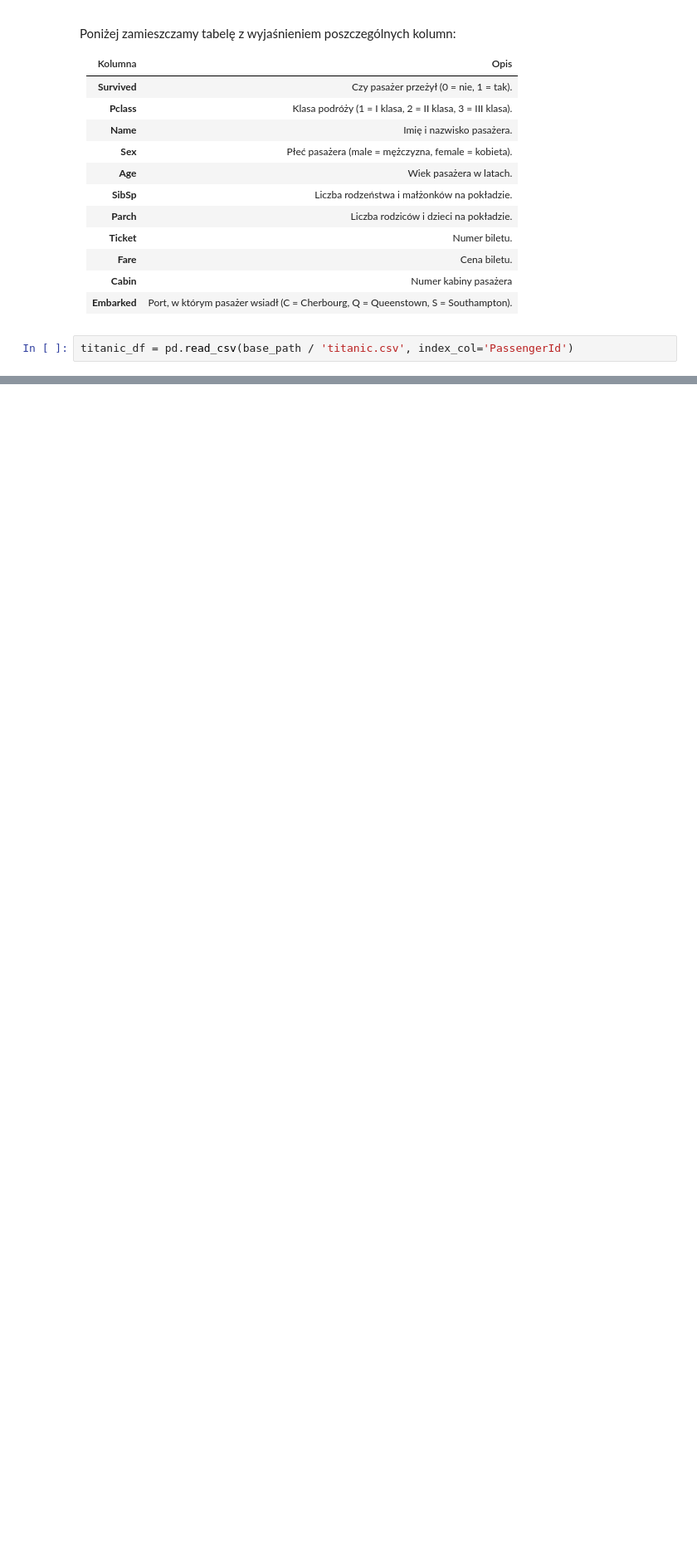
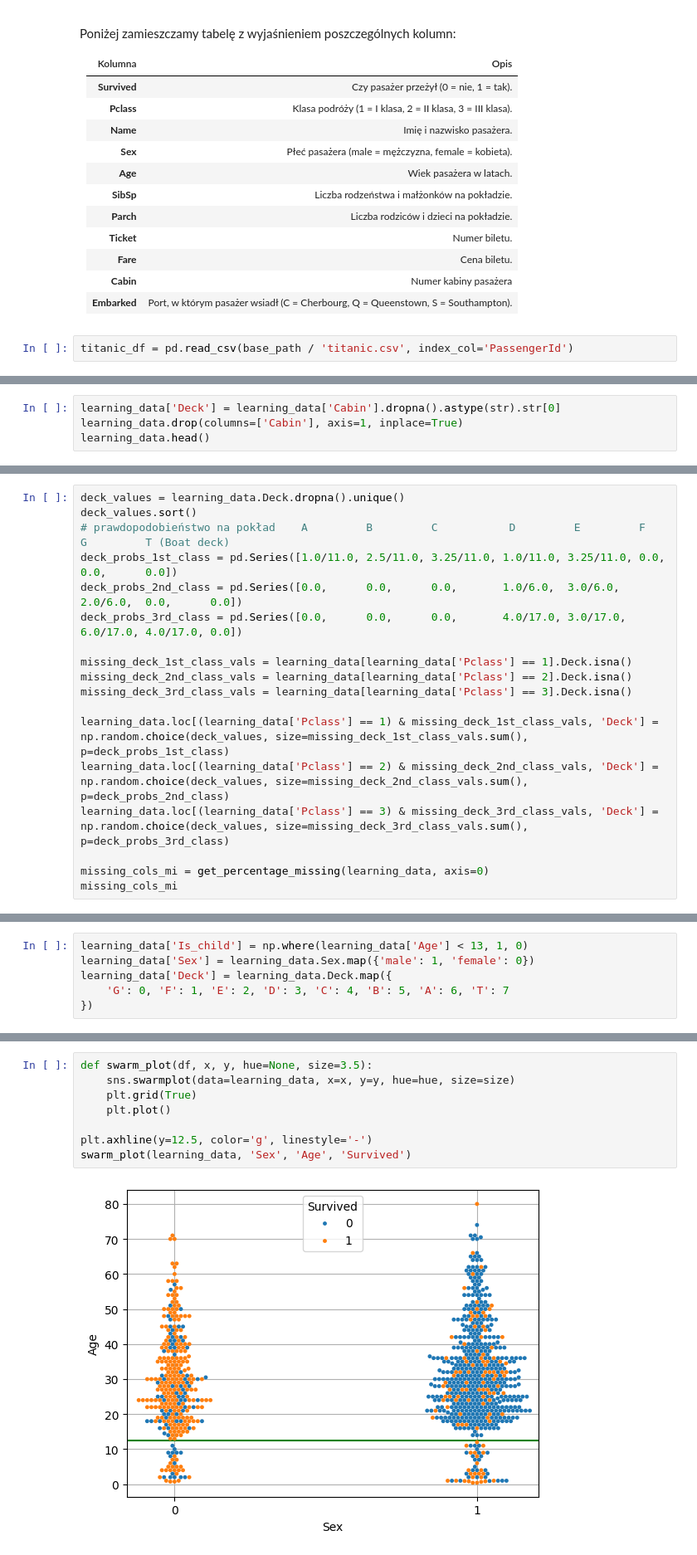
Before and after one commit to Solvro/ml-wakacyjne-wyzwanie-2025, a Jupyter notebook: 1_przetwarzanie_wizualizacja/EDA_zadanie.ipynb, the cells around one changed output, grey strips where cells are left out. Shown at 83% size. Drawn from its saved outputs; the diff is of its cells as text; blank space fills up the shorter version.

```diff
--- a/1_przetwarzanie_wizualizacja/EDA_zadanie.ipynb
+++ b/1_przetwarzanie_wizualizacja/EDA_zadanie.ipynb
@@ -67,0 +173,4 @@ titanic_df = pd.read_csv(base_path / 'titanic.csv', index_col='PassengerId')
+# %%
+learning_data['Deck'] = learning_data['Cabin'].dropna().astype(str).str[0]
+learning_data.drop(columns=['Cabin'], axis=1, inplace=True)
+learning_data.head()
@@ -67,0 +188,18 @@ titanic_df = pd.read_csv(base_path / 'titanic.csv', index_col='PassengerId')
+# %%
+deck_values = learning_data.Deck.dropna().unique()
+deck_values.sort()
+# prawdopodobieństwo na pokład    A         B         C           D         E         F         G         T (Boat deck)
+deck_probs_1st_class = pd.Series([1.0/11.0, 2.5/11.0, 3.25/11.0, 1.0/11.0, 3.25/11.0, 0.0,      0.0,      0.0])
+deck_probs_2nd_class = pd.Series([0.0,      0.0,      0.0,       1.0/6.0,  3.0/6.0,   2.0/6.0,  0.0,      0.0])
+deck_probs_3rd_class = pd.Series([0.0,      0.0,      0.0,       4.0/17.0, 3.0/17.0,  6.0/17.0, 4.0/17.0, 0.0])
+
+missing_deck_1st_class_vals = learning_data[learning_data['Pclass'] == 1].Deck.isna()
+missing_deck_2nd_class_vals = learning_data[learning_data['Pclass'] == 2].Deck.isna()
+missing_deck_3rd_class_vals = learning_data[learning_data['Pclass'] == 3].Deck.isna()
+
+learning_data.loc[(learning_data['Pclass'] == 1) & missing_deck_1st_class_vals, 'Deck'] = np.random.choice(deck_values, size=missing_deck_1st_class_vals.sum(), p=deck_probs_1st_class)
+learning_data.loc[(learning_data['Pclass'] == 2) & missing_deck_2nd_class_vals, 'Deck'] = np.random.choice(deck_values, size=missing_deck_2nd_class_vals.sum(), p=deck_probs_2nd_class)
+learning_data.loc[(learning_data['Pclass'] == 3) & missing_deck_3rd_class_vals, 'Deck'] = np.random.choice(deck_values, size=missing_deck_3rd_class_vals.sum(), p=deck_probs_3rd_class)
+
+missing_cols_mi = get_percentage_missing(learning_data, axis=0)
+missing_cols_mi
@@ -67,0 +224,6 @@ titanic_df = pd.read_csv(base_path / 'titanic.csv', index_col='PassengerId')
+# %%
+learning_data['Is_child'] = np.where(learning_data['Age'] < 13, 1, 0)
+learning_data['Sex'] = learning_data.Sex.map({'male': 1, 'female': 0})
+learning_data['Deck'] = learning_data.Deck.map({
+    'G': 0, 'F': 1, 'E': 2, 'D': 3, 'C': 4, 'B': 5, 'A': 6, 'T': 7
+})
@@ -67,0 +242,10 @@ titanic_df = pd.read_csv(base_path / 'titanic.csv', index_col='PassengerId')
+# %%
+def swarm_plot(df, x, y, hue=None, size=3.5):
+    sns.swarmplot(data=learning_data, x=x, y=y, hue=hue, size=size)
+    plt.grid(True)
+    plt.plot()
+
+plt.axhline(y=12.5, color='g', linestyle='-')
+swarm_plot(learning_data, 'Sex', 'Age', 'Survived')
+# %% [output]
+[figure, added]
```
Also changed, not shown: parts of 32 cells of this notebook.
